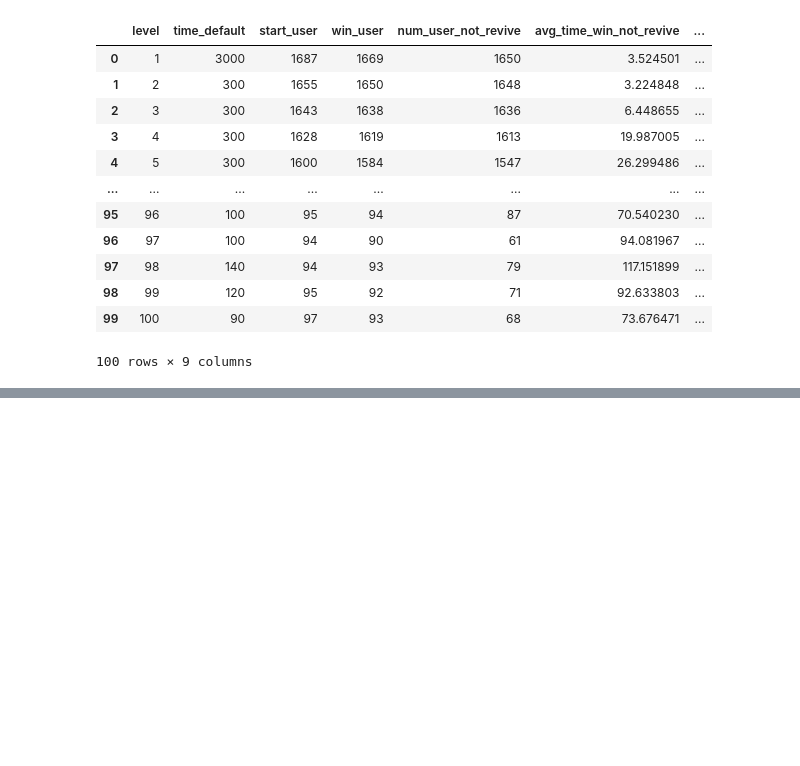
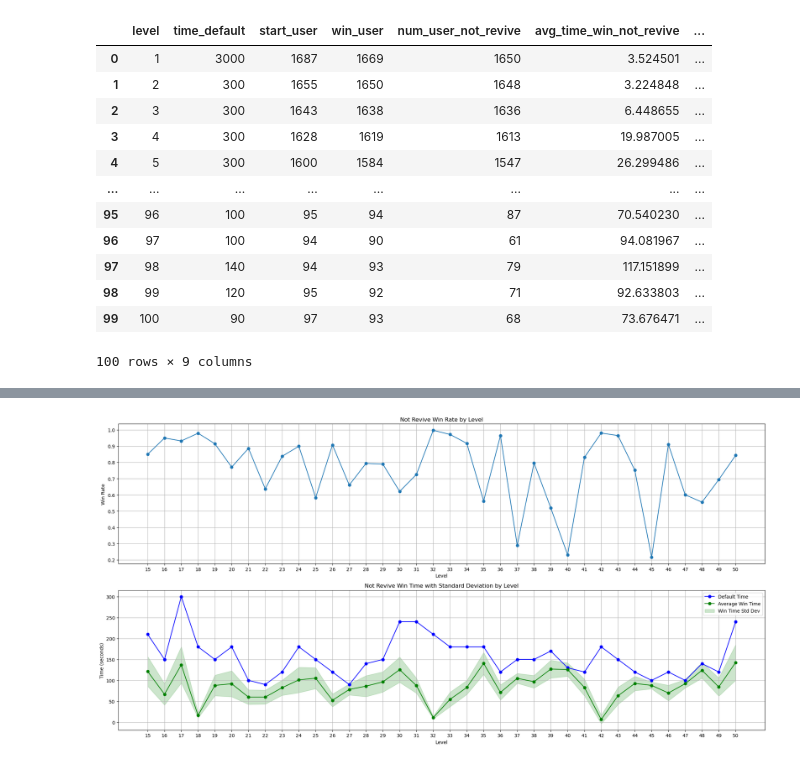
Before and after one commit to Ciss48/Optimize_level_time, a Jupyter notebook: Optimize_time_play.ipynb, the cells around one changed output, grey strips where cells are left out. Cells and saved outputs as stored; diff of their text form; code cells hidden in the pictures; blank space fills up the shorter version.

```diff
--- a/Optimize_time_play.ipynb
+++ b/Optimize_time_play.ipynb
@@ -406,3 +581,6 @@ df_not_revive
 | 98 | 99 | 120 | 95 | 92 | 71 | 92.633803 | ... |
 | 99 | 100 | 90 | 97 | 93 | 68 | 73.676471 | ... |
 100 rows × 9 columns
+# %%
+df_not_revive_filtered = df_not_revive[(df_not_revive['level'] >= 15) & (df_not_revive['level'] <= 50)]
+df_not_revive_filtered['not_revive_win_rate'] = df_not_revive_filtered['win_user_not_revive'] / df_not_revive_filtered['start_event_not_revive']
@@ -408,0 +593,40 @@ df_not_revive
+# %%
+import matplotlib.pyplot as plt
+import numpy as np
+
+# Create figure with 2 subplots
+fig, (ax1, ax2) = plt.subplots(2, 1, figsize=(20, 10))
+
+# Plot not revive win rate by level
+ax1.plot(df_not_revive_filtered['level'], df_not_revive_filtered['not_revive_win_rate'].astype(float), marker='o')
+ax1.set_title('Not Revive Win Rate by Level')
+ax1.set_xlabel('Level')
+ax1.set_ylabel('Win Rate')
+ax1.grid(True)
+ax1.set_xticks(range(15, 51))
+
+# Plot not revive win time with standard deviation band
+ax2.plot(df_not_revive_filtered['level'], df_not_revive_filtered['time_default'].astype(float), marker='o', label='Default Time', color='blue')
+ax2.plot(df_not_revive_filtered['level'], df_not_revive_filtered['avg_time_win_not_revive'].astype(float), marker='o', label='Average Win Time', color='green')
+
+# Convert to float arrays for fill_between
+level = df_not_revive_filtered['level'].astype(float)
+avg_time = df_not_revive_filtered['avg_time_win_not_revive'].astype(float)
+std_time = df_not_revive_filtered['std_time_win_not_revive'].astype(float)
+
+ax2.fill_between(level,
+                 avg_time - std_time,
+                 avg_time + std_time,
+                 alpha=0.2, color='green', label='Win Time Std Dev')
+
+ax2.set_title('Not Revive Win Time with Standard Deviation by Level')
+ax2.set_xlabel('Level')
+ax2.set_ylabel('Time (seconds)')
+ax2.grid(True)
+ax2.legend()
+ax2.set_xticks(range(15, 51))
+
+plt.tight_layout()
+plt.show()
+# %% [output]
+[figure, added]
```
Also changed, not shown: parts of 14 cells of this notebook, 1 other file.
